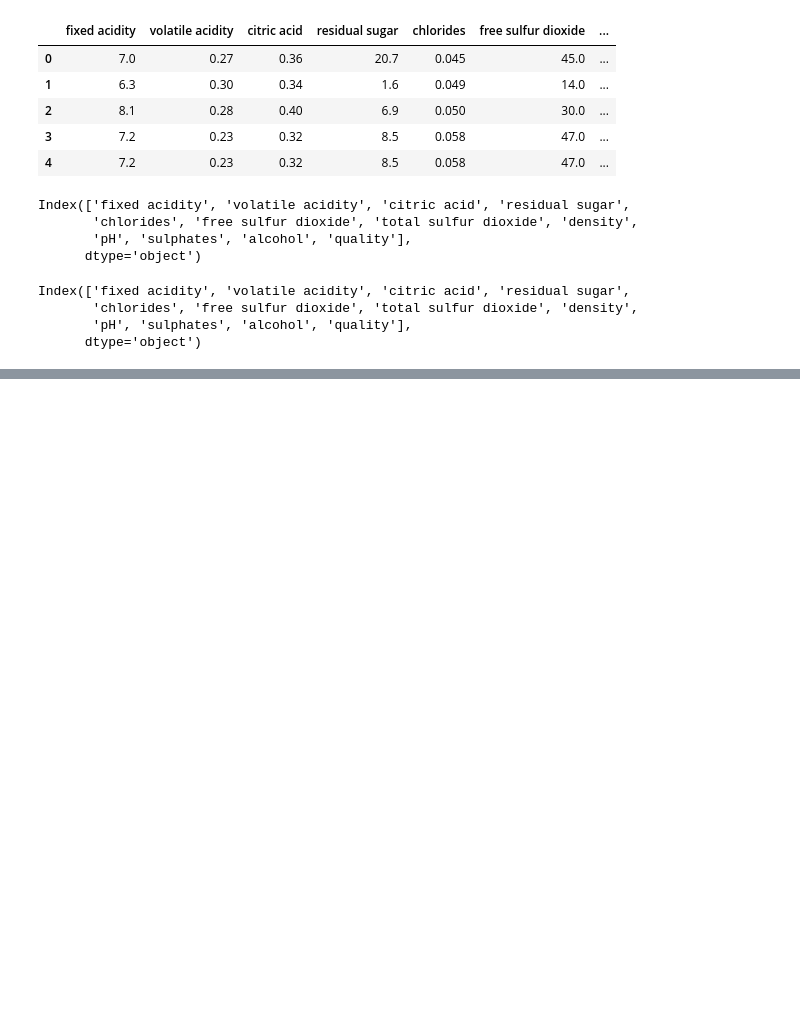
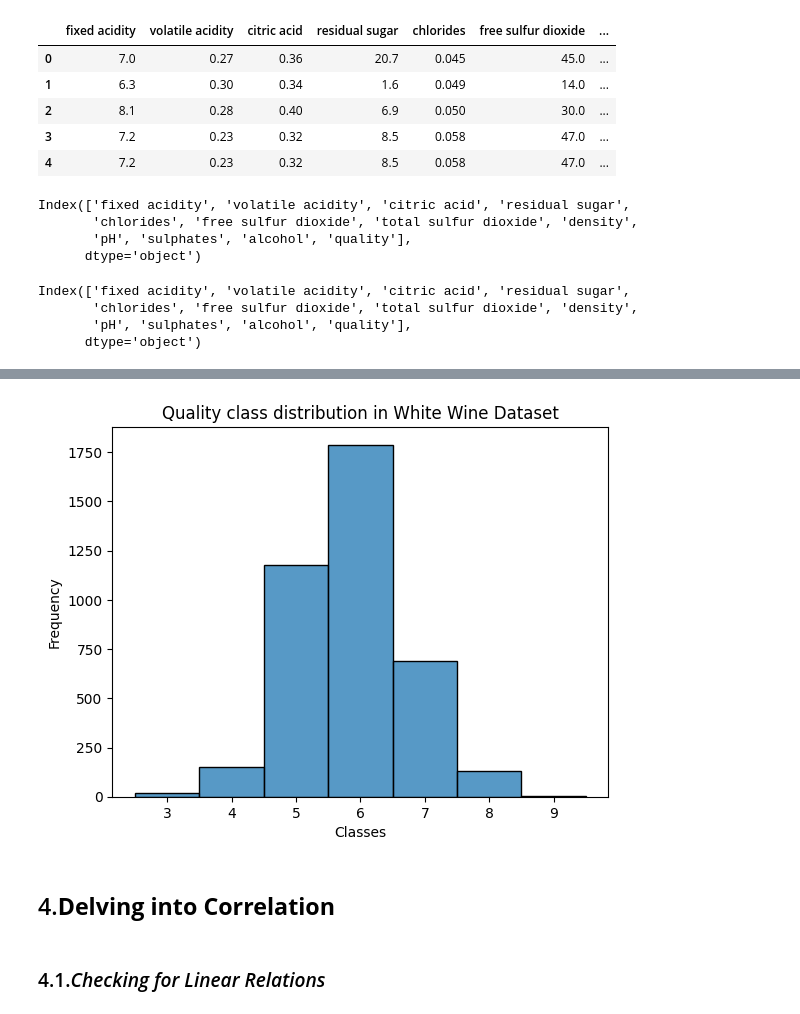
Before and after one commit to UjjwalKarkeyy/Two_Months_ML_Journey, a Jupyter notebook: Week 3/wqp_eda.ipynb, the cells around one changed output, grey strips where cells are left out. Drawn from its saved outputs; the diff is of its cells as text; code cells hidden in the pictures; blank space fills up the shorter version.

```diff
--- a/Week 3/wqp_eda.ipynb
+++ b/Week 3/wqp_eda.ipynb
@@ -100,0 +214,12 @@ Index(['fixed acidity', 'volatile acidity', 'citric acid', 'residual sugar',
+# %%
+sns.histplot(x = df_white['quality'], discrete=True)
+plt.title('Quality class distribution in White Wine Dataset')
+plt.xlabel('Classes')
+plt.ylabel('Frequency')
+plt.show()
+# %% [output]
+[figure, added]
+# %% [markdown]
+## 4.**Delving into Correlation**
+# %% [markdown]
+### 4.1.*Checking for Linear Relations*
```
Also changed, not shown: parts of 68 cells of this notebook, 2 other files.
